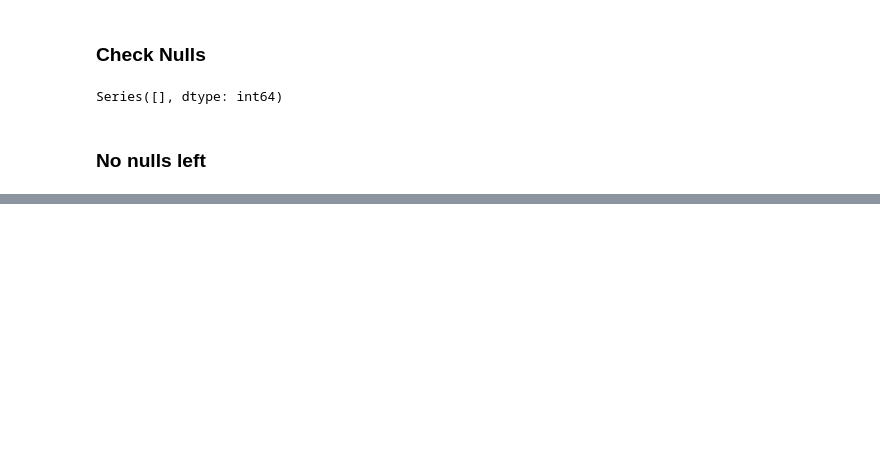
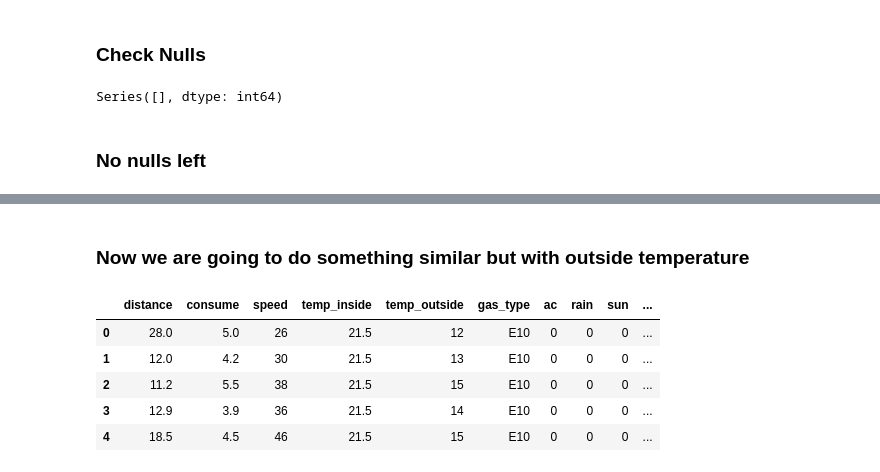
Before and after one commit to ironhack-edu/technical_challenge_DA, a Jupyter notebook: MyCode/Data_cleaning.ipynb, the cells around one changed output, grey strips where cells are left out. Saved outputs shown, nothing was run; the diff lists cells and outputs as text; code cells hidden in the pictures; blank space fills up the shorter version.

```diff
--- a/MyCode/Data_cleaning.ipynb
+++ b/MyCode/Data_cleaning.ipynb
@@ -357,0 +365,33 @@ Series([], dtype: int64)
+# %%
+speed_level = []
+for i in list(fuel['speed']):
+    if i <=30:
+        speed_level.append('Low')
+    elif i <=70:
+        speed_level.append('Mid')
+    else:
+        speed_level.append('High')
+
+fuel['speed_level'] = speed_level
+# %% [markdown]
+### Now we are going to do something similar but with outside temperature
+# %%
+temp_level = []
+for i in list(fuel['temp_outside']):
+    if i <=10:
+        temp_level.append('Cold')
+    elif i <=25:
+        temp_level.append('Mid')
+    else:
+        temp_level.append('Hot')
+
+fuel['temp_level'] = temp_level
+# %%
+fuel.head()
+# %% [output]
+|  | distance | consume | speed | temp_inside | temp_outside | gas_type | ac | rain | sun | ... |
+| 0 | 28.0 | 5.0 | 26 | 21.5 | 12 | E10 | 0 | 0 | 0 | ... |
+| 1 | 12.0 | 4.2 | 30 | 21.5 | 13 | E10 | 0 | 0 | 0 | ... |
+| 2 | 11.2 | 5.5 | 38 | 21.5 | 15 | E10 | 0 | 0 | 0 | ... |
+| 3 | 12.9 | 3.9 | 36 | 21.5 | 14 | E10 | 0 | 0 | 0 | ... |
+| 4 | 18.5 | 4.5 | 46 | 21.5 | 15 | E10 | 0 | 0 | 0 | ... |
```
Also changed, not shown: parts of 9 cells of this notebook, 2 other files.
